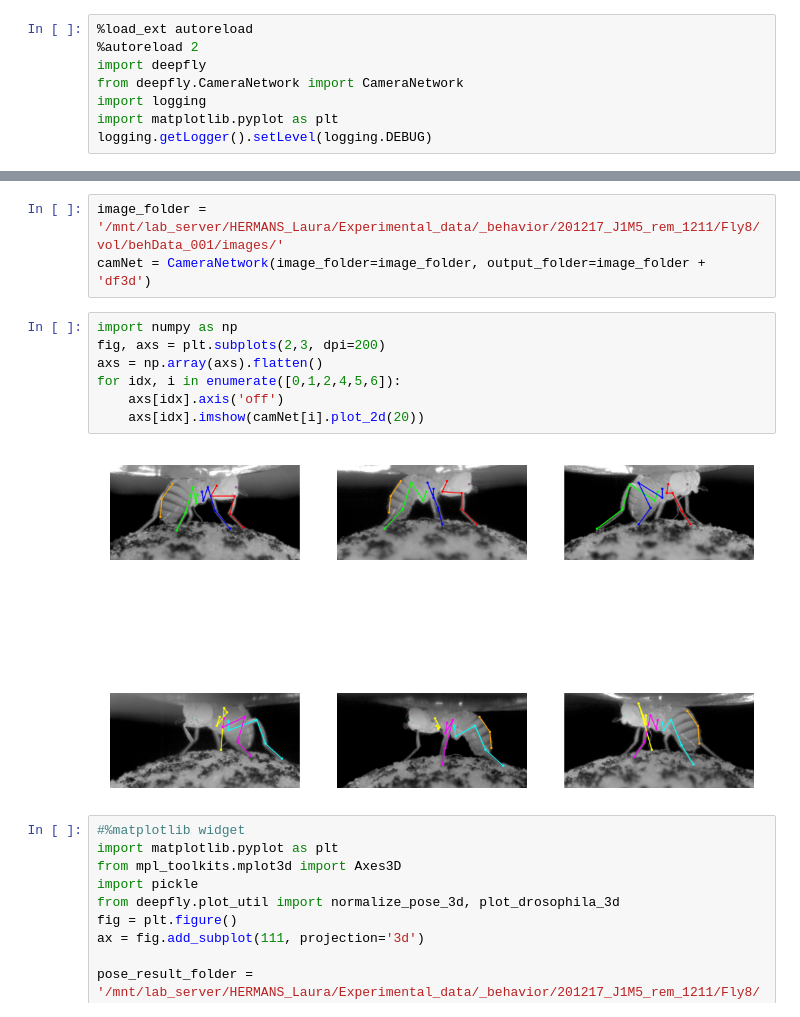
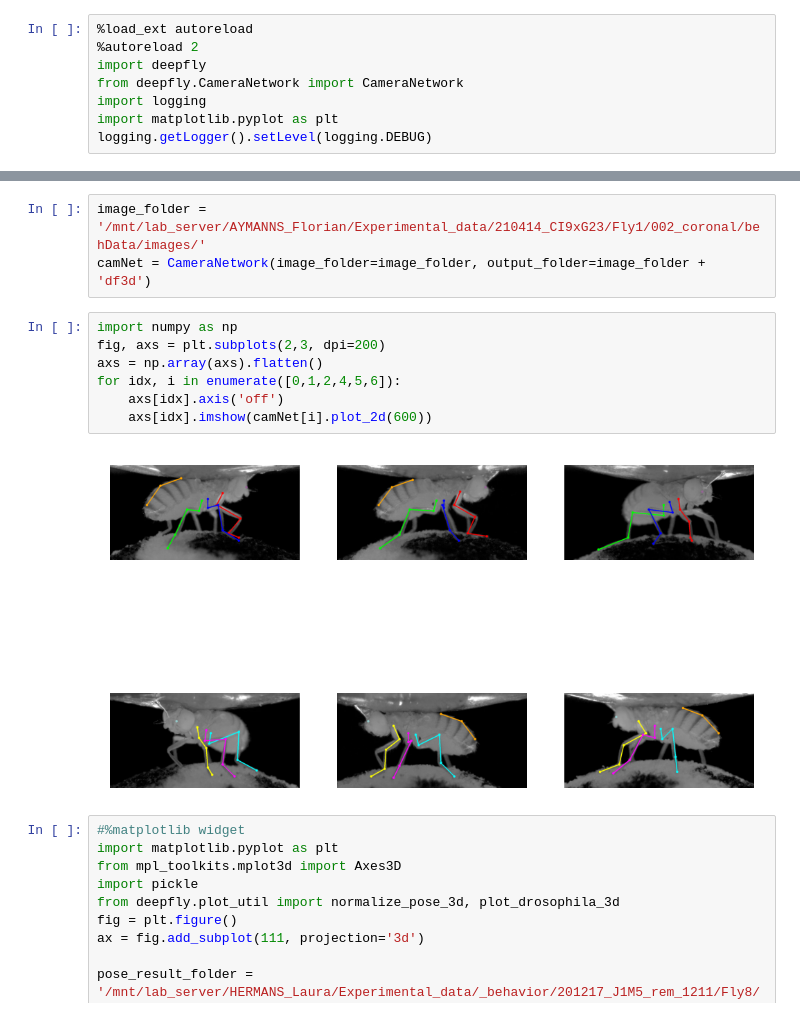
Before and after one commit to NeLy-EPFL/DeepFly3D, a Jupyter notebook: notebook_visualize/visualize_simple.ipynb, the cells around one changed output, grey strips where cells are left out. Drawn from its saved outputs; the diff is of its cells as text.

```diff
--- a/notebook_visualize/visualize_simple.ipynb
+++ b/notebook_visualize/visualize_simple.ipynb
@@ -9,15 +17,15 @@ logging.getLogger().setLevel(logging.DEBUG)
 # %%
-image_folder = '/mnt/lab_server/HERMANS_Laura/Experimental_data/_behavior/201217_J1M5_rem_1211/Fly8/vol/behData_001/images/'
+image_folder = '/mnt/lab_server/AYMANNS_Florian/Experimental_data/210414_CI9xG23/Fly1/002_coronal/behData/images/'
 camNet = CameraNetwork(image_folder=image_folder, output_folder=image_folder + 'df3d')
 # %%
 import numpy as np
 fig, axs = plt.subplots(2,3, dpi=200)
 axs = np.array(axs).flatten()
 for idx, i in enumerate([0,1,2,4,5,6]):
     axs[idx].axis('off')
-    axs[idx].imshow(camNet[i].plot_2d(20))
+    axs[idx].imshow(camNet[i].plot_2d(600))
 # %% [output]
-[figure, old version]
+[figure, new version]
 # %%
 #%matplotlib widget
 import matplotlib.pyplot as plt
```
Also changed, not shown: parts of 1 cell of this notebook, 4 other files.
